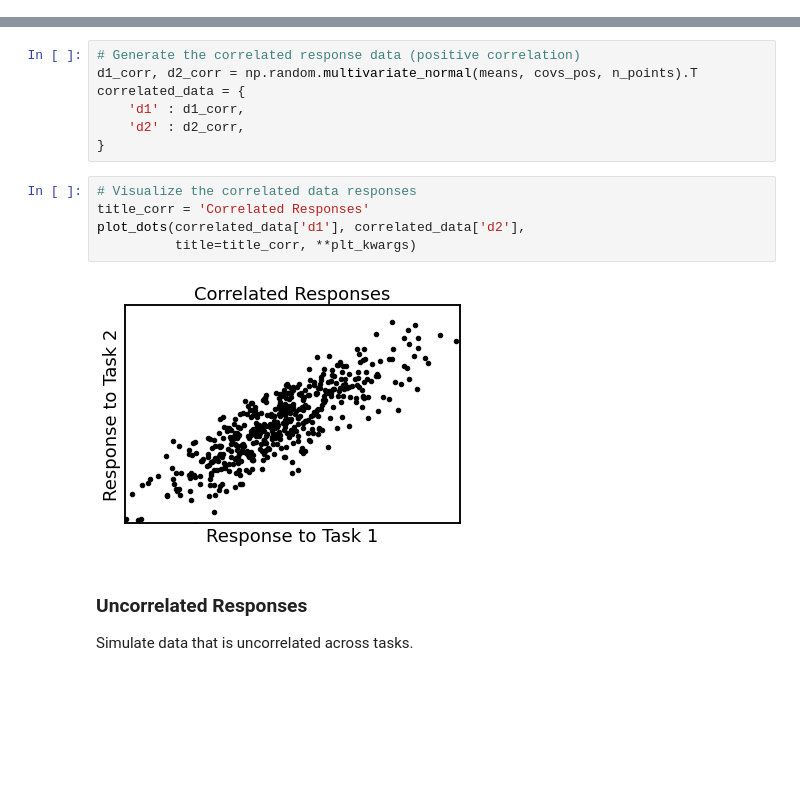
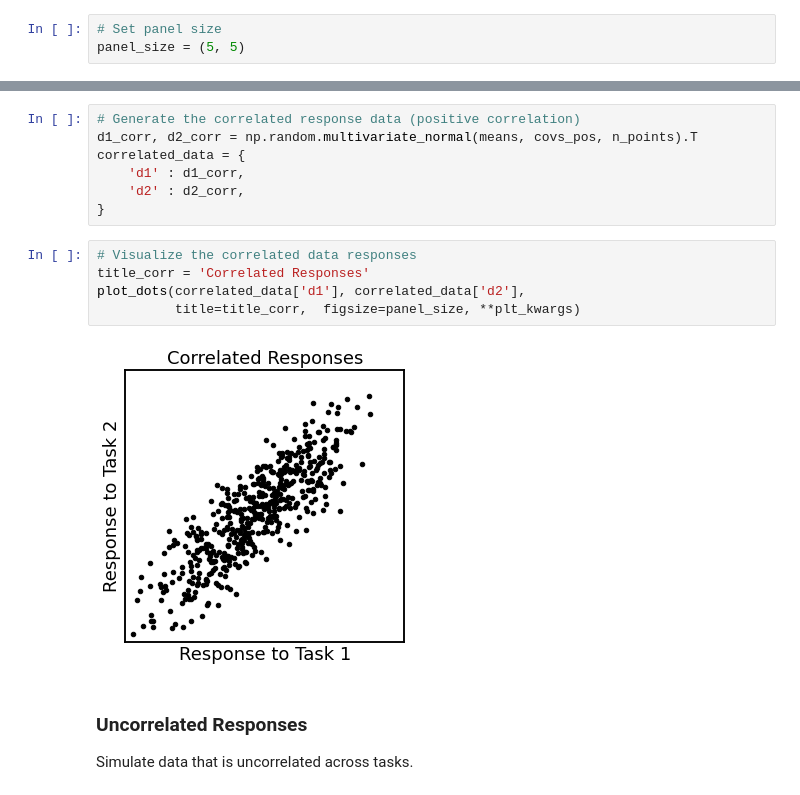
Before and after one commit to HSUPipeline/AnalyzeTH, a Jupyter notebook: notebooks/B3-Hypotheses.ipynb, the cells around one changed output, grey strips where cells are left out. Saved outputs shown, nothing was run; the diff lists cells and outputs as text; blank space fills up the shorter version.

Commit message:
size & org changes to plots

```diff
--- a/notebooks/B3-Hypotheses.ipynb
+++ b/notebooks/B3-Hypotheses.ipynb
@@ -30,6 +30,9 @@ xlim = [0, 5.5]
 ylim = [0, 5.5]
 xlabel = 'Response to Task 1'
 ylabel = 'Response to Task 2'
+# %%
+# Set panel size
+panel_size = (5, 5)
 # %%
 # Collect
 plt_kwargs = {
@@ -66,10 +69,10 @@ correlated_data = {
 # %%
 # Visualize the correlated data responses
 title_corr = 'Correlated Responses'
 plot_dots(correlated_data['d1'], correlated_data['d2'],
-          title=title_corr, **plt_kwargs)
+          title=title_corr,  figsize=panel_size, **plt_kwargs)
 # %% [output]
-[figure, old version]
+[figure, new version]
 # %% [markdown]
 ### Uncorrelated Responses
 
```
Also changed, not shown: parts of 4 cells of this notebook.
